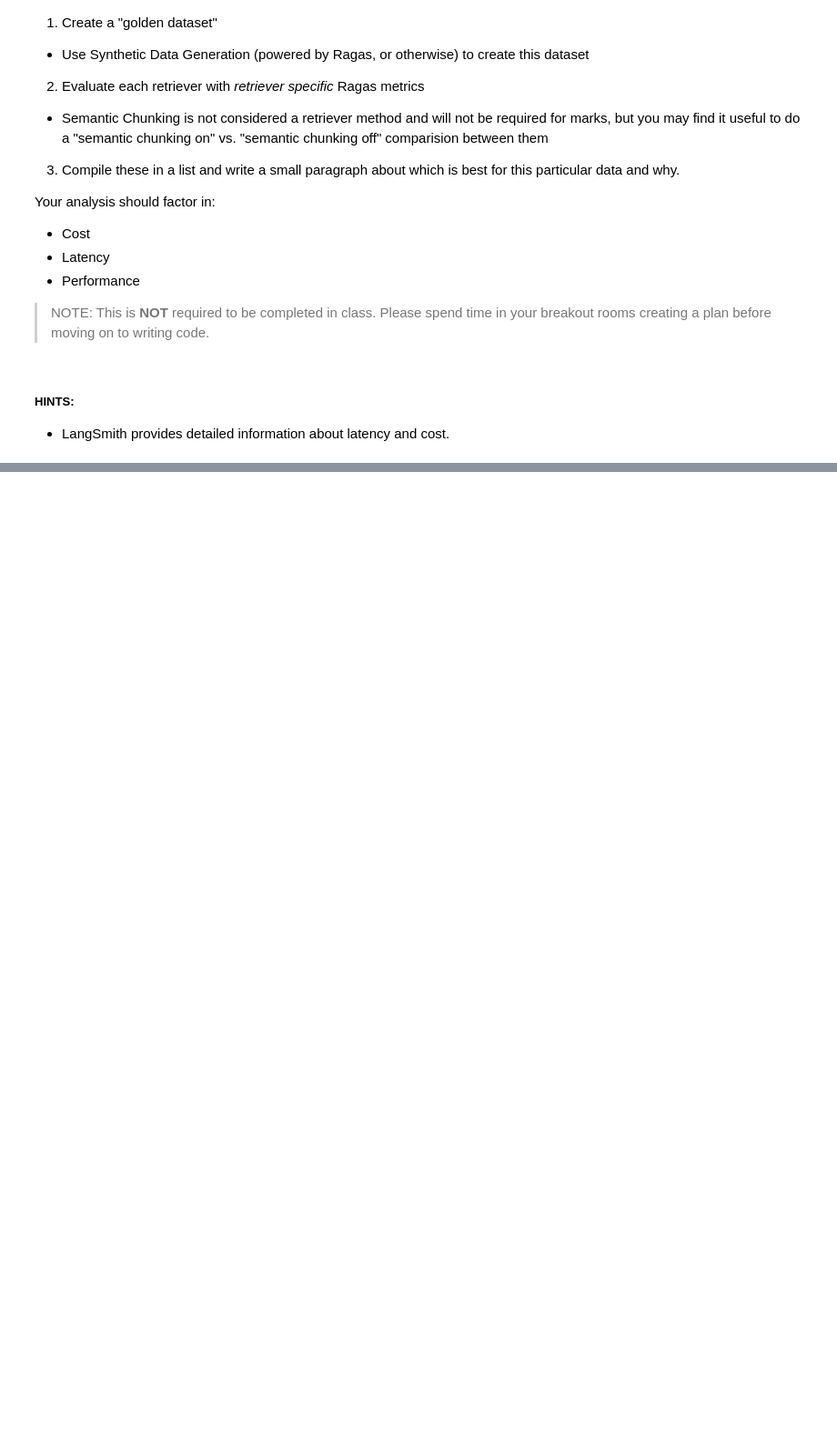
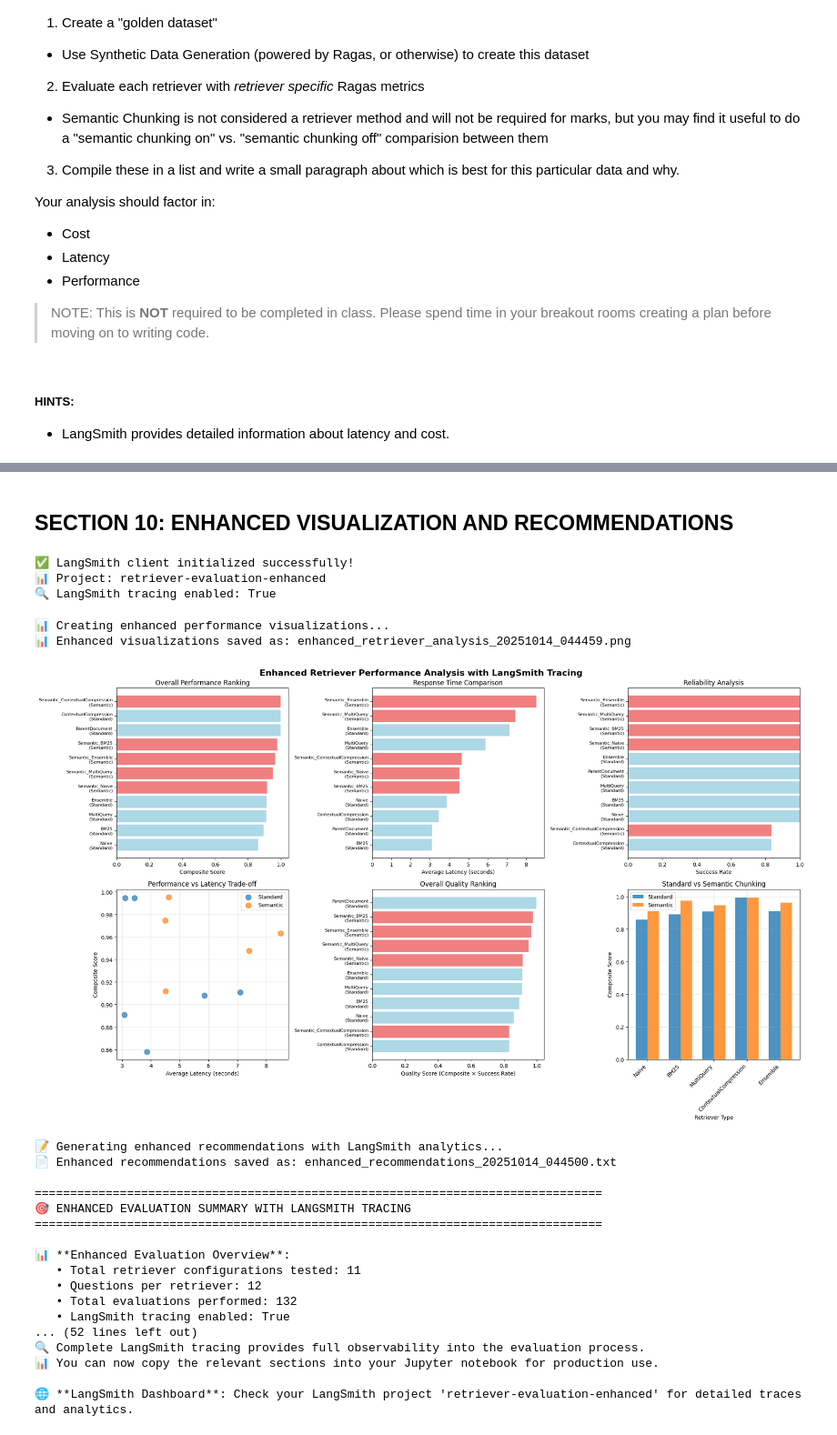
Before and after one commit to iKwesi/AIE8, a Jupyter notebook: 09_Advanced_Retrieval/Advanced_Retrieval_with_LangChain_Assignment.ipynb, the cells around one changed output, grey strips where cells are left out. Shown: that part at 91% size. Drawn from its saved outputs; the diff is of its cells as text; code cells hidden in the pictures; blank space fills up the shorter version.

```diff
--- a/09_Advanced_Retrieval/Advanced_Retrieval_with_LangChain_Assignment.ipynb
+++ b/09_Advanced_Retrieval/Advanced_Retrieval_with_LangChain_Assignment.ipynb
@@ -731,0 +1621,6 @@ Your analysis should factor in:
+# %%
+
+# Run evaluation on standard retrievers
+standard_results = evaluate_all_standard_retrievers(
+    standard_retrievers, evaluation_dataset, evaluation_metrics, performance_tracker
+)
@@ -731,0 +2294,26 @@ Your analysis should factor in:
+# %% [markdown]
+## __SECTION 10: ENHANCED VISUALIZATION AND RECOMMENDATIONS__
+# %%
+# Set up LangSmith environment
+os.environ["LANGCHAIN_TRACING_V2"] = "true"
+os.environ["LANGCHAIN_PROJECT"] = "retriever-evaluation-enhanced"
+os.environ["LANGCHAIN_API_KEY"] = getpass.getpass("Enter your LangChain API Key:")
+# Ensure LANGCHAIN_API_KEY is set in your environment
+
+# LangSmith client initialization
+try:
+    langsmith_client = Client()
+    LANGSMITH_AVAILABLE = True
+    print("✅ LangSmith client initialized successfully!")
+    print(f"📊 Project: {os.environ.get('LANGCHAIN_PROJECT', 'default')}")
+except Exception as e:
+    LANGSMITH_AVAILABLE = False
+    print(f"⚠️ LangSmith initialization failed: {e}")
+    print("📊 Continuing with basic performance tracking...")
+
+
+print(f"🔍 LangSmith tracing enabled: {LANGSMITH_AVAILABLE}")
+# %% [output]
+✅ LangSmith client initialized successfully!
+📊 Project: retriever-evaluation-enhanced
+🔍 LangSmith tracing enabled: True
@@ -731,0 +2614,38 @@ Your analysis should factor in:
+# %%
+
+# Execute enhanced visualization and recommendations
+create_enhanced_performance_visualizations(compiled_results, performance_analysis)
+enhanced_recommendations = generate_enhanced_recommendations(compiled_results, performance_analysis, performance_tracker)
+display_enhanced_final_summary(compiled_results, performance_analysis, performance_tracker)
+
+print("\n📋 **ENHANCED DETAILED RECOMMENDATIONS**:")
+print(enhanced_recommendations)
+
+print("\n🎉 **ENHANCED EVALUATION PIPELINE COMPLETED SUCCESSFULLY!**")
+print("📁 All results, visualizations, and recommendations have been saved with enhanced analytics.")
+print("🔍 Complete LangSmith tracing provides full observability into the evaluation process.")
+print("📊 You can now copy the relevant sections into your Jupyter notebook for production use.")
+
+if LANGSMITH_AVAILABLE:
+    print(f"\n🌐 **LangSmith Dashboard**: Check your LangSmith project '{os.environ.get('LANGCHAIN_PROJECT', 'default')}' for detailed traces and analytics.")
+# %% [output]
+📊 Creating enhanced performance visualizations...
+📊 Enhanced visualizations saved as: enhanced_retriever_analysis_20251014_044459.png
+[figure, added]
+📝 Generating enhanced recommendations with LangSmith analytics...
+📄 Enhanced recommendations saved as: enhanced_recommendations_20251014_044500.txt
+
+================================================================================
+🎯 ENHANCED EVALUATION SUMMARY WITH LANGSMITH TRACING
+================================================================================
+
+📊 **Enhanced Evaluation Overview**:
+   • Total retriever configurations tested: 11
+   • Questions per retriever: 12
+   • Total evaluations performed: 132
+   • LangSmith tracing enabled: True
+... (52 lines left out)
+🔍 Complete LangSmith tracing provides full observability into the evaluation process.
+📊 You can now copy the relevant sections into your Jupyter notebook for production use.
+
+🌐 **LangSmith Dashboard**: Check your LangSmith project 'retriever-evaluation-enhanced' for detailed traces and analytics.
```
Also changed, not shown: parts of 34 cells of this notebook, 9 other files.
